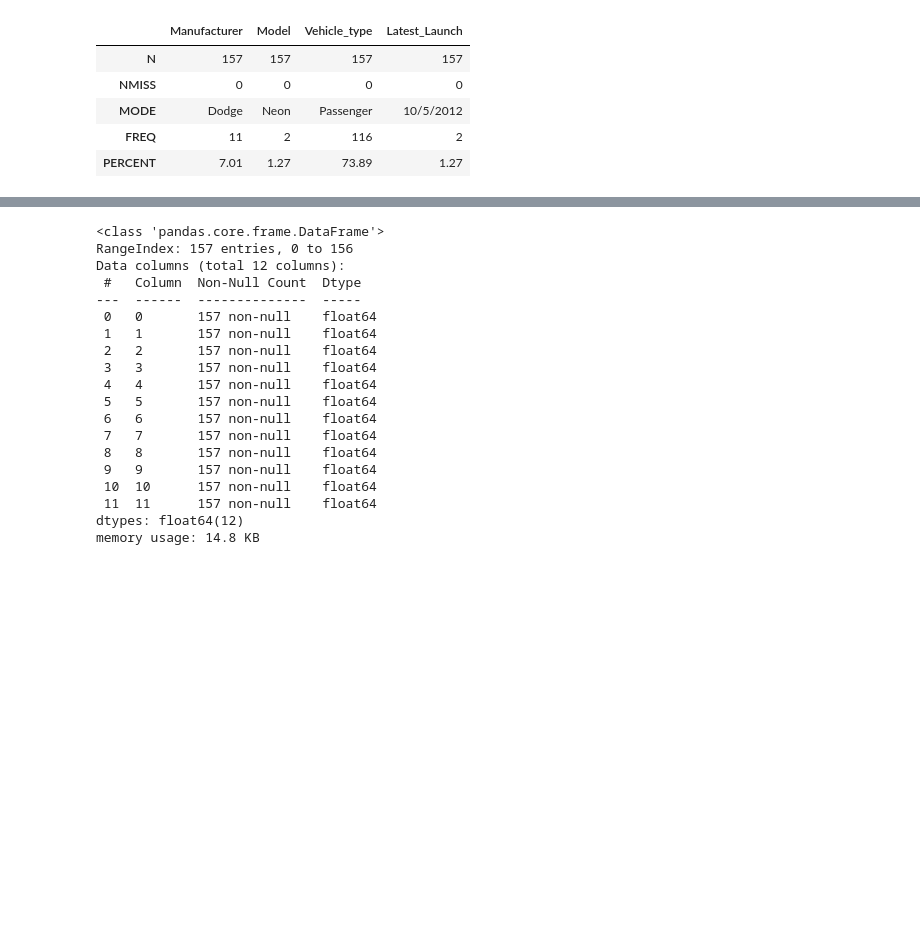
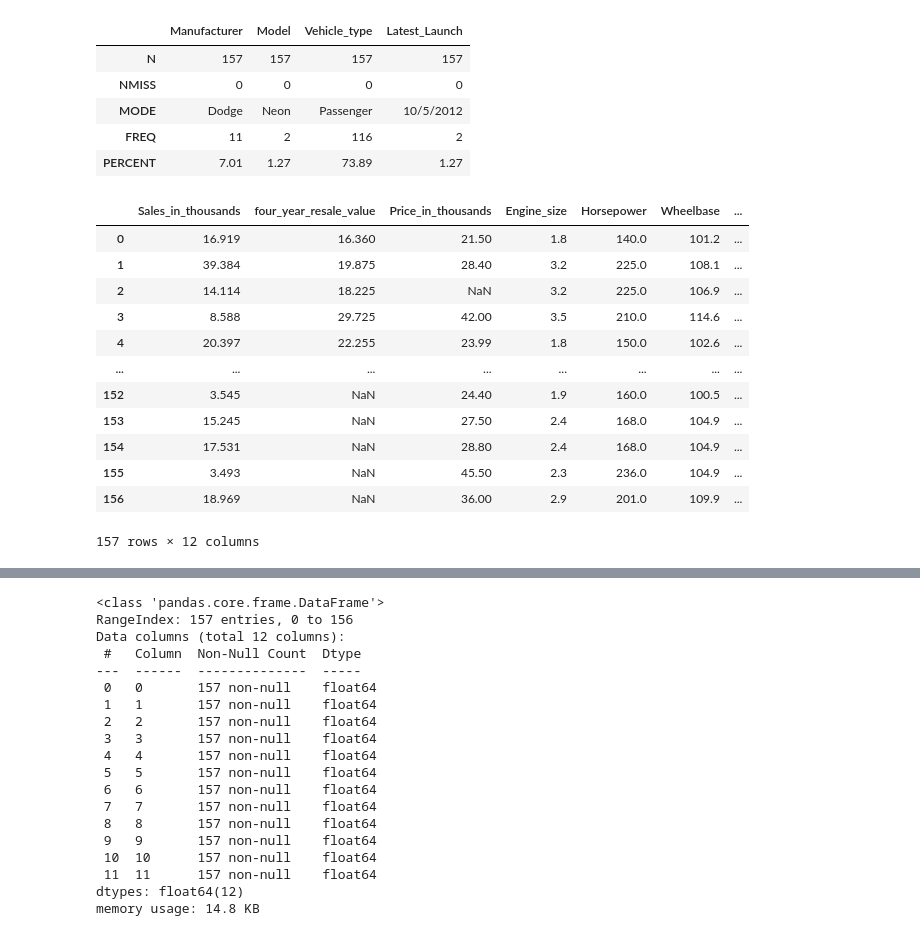
Before and after one commit to kroopeshrajput/Linear_regression_OLS_Car_sales, a Jupyter notebook: OLS Car sales.ipynb, the cells around one changed output, grey strips where cells are left out. Saved outputs shown, nothing was run; the diff lists cells and outputs as text; code cells hidden in the pictures; blank space fills up the shorter version.

```diff
--- a/OLS Car sales.ipynb
+++ b/OLS Car sales.ipynb
@@ -136,3 +136,20 @@ cars_cat.apply(categorical_var_summary)
 | MODE | Dodge | Neon | Passenger | 10/5/2012 |
 | FREQ | 11 | 2 | 116 | 2 |
 | PERCENT | 7.01 | 1.27 | 73.89 | 1.27 |
+# %%
+#Outlier treatment
+cars_cont.apply( lambda x: x.clip (lower= x.quantile(0.01),upper= x.quantile(0.99)) )
+# %% [output]
+|  | Sales_in_thousands | four_year_resale_value | Price_in_thousands | Engine_size | Horsepower | Wheelbase | ... |
+| 0 | 16.919 | 16.360 | 21.50 | 1.8 | 140.0 | 101.2 | ... |
+| 1 | 39.384 | 19.875 | 28.40 | 3.2 | 225.0 | 108.1 | ... |
+| 2 | 14.114 | 18.225 | NaN | 3.2 | 225.0 | 106.9 | ... |
+| 3 | 8.588 | 29.725 | 42.00 | 3.5 | 210.0 | 114.6 | ... |
+| 4 | 20.397 | 22.255 | 23.99 | 1.8 | 150.0 | 102.6 | ... |
+| ... | ... | ... | ... | ... | ... | ... | ... |
+| 152 | 3.545 | NaN | 24.40 | 1.9 | 160.0 | 100.5 | ... |
+| 153 | 15.245 | NaN | 27.50 | 2.4 | 168.0 | 104.9 | ... |
+| 154 | 17.531 | NaN | 28.80 | 2.4 | 168.0 | 104.9 | ... |
+| 155 | 3.493 | NaN | 45.50 | 2.3 | 236.0 | 104.9 | ... |
+| 156 | 18.969 | NaN | 36.00 | 2.9 | 201.0 | 109.9 | ... |
+157 rows × 12 columns
```
Also changed, not shown: parts of 8 cells of this notebook.
